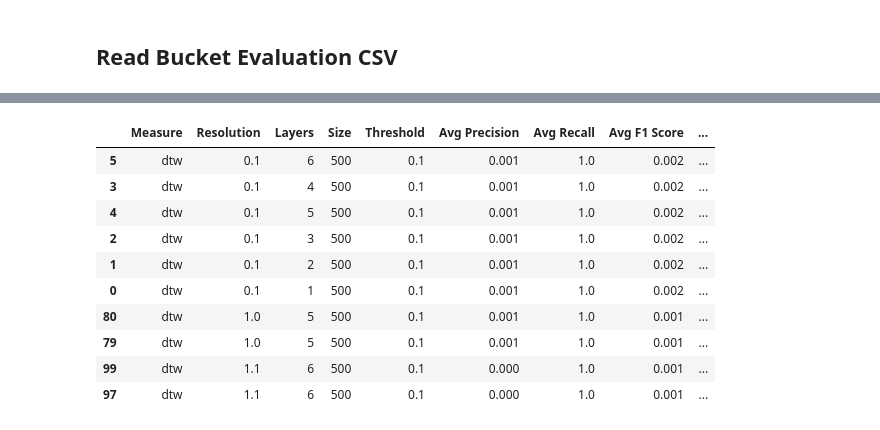
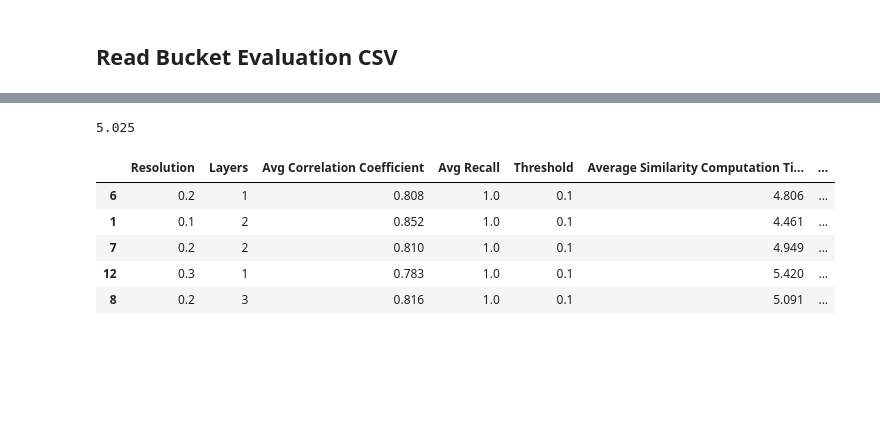
Before and after one commit to eivindmidtbo/masteroppgave, a Jupyter notebook: result_analysis/bucketing_vs_nobucketing/bucketing_vs_nobucketing.ipynb, the cells around one changed output, grey strips where cells are left out. Cells and saved outputs as stored; diff of their text form; code cells hidden in the pictures; blank space fills up the shorter version.

```diff
--- a/result_analysis/bucketing_vs_nobucketing/bucketing_vs_nobucketing.ipynb
+++ b/result_analysis/bucketing_vs_nobucketing/bucketing_vs_nobucketing.ipynb
@@ -78,7 +113,9 @@ DATA_SIZE = 500
 SCHEME = "grid"
 
 folder_path = f"../../results_hashed/bucket_evaluation/{BUCKETING_METHOD}/"
-file_name = f"{CITY}_{MEASURE}_{SCHEME}_{DATA_SIZE}.csv"
+file_name = f"{CITY}_{MEASURE}_{SCHEME}_{DATA_SIZE}_{BUCKETING_METHOD}.csv"
 file_path = folder_path + file_name
 
 bucket_evaluation = pd.read_csv(file_path, index_col=0)
+
+bucket_evaluation.head(5)
@@ -99,12 +144,22 @@ runtime_selected = runtime_bucketing[[
 ]]
 
 # Merge using only Diameter, Layers, and Disks as keys
-merged_df = filtered_eval.merge(
+runtime_bucketing_and_bucket_evaluation = filtered_eval.merge(
     runtime_selected,
     on=["Resolution", "Layers"],
     how="left"
 )
 
-merged_df.head(10)
+columns_to_show = [
+    "Resolution", "Layers",
+    "Avg Correlation Coefficient",
+    "Avg Recall", "Threshold",
+    "Average Similarity Computation Time (Seconds)",
+    "Average Hash Generation Time (Seconds)",
+    "Average Bucket Distribution Time (Seconds)",
+    "Total time (Seconds)"
+]
+
+runtime_bucketing_and_bucket_evaluation.head(5)
 # %% [output]
 |  | Measure | Resolution | Layers | Size | Threshold | Avg Precision | Avg Recall | Avg F1 Score | ... |
@@ -121,19 +172,38 @@ merged_df.head(10)
 # %%
 # Sort the merged dataframe by Avg Correlation Coefficient in descending order
-merged_df_sorted = merged_df.sort_values(
-    by="Avg Correlation Coefficient",
-    ascending=False
+runtime_bucketing_and_bucket_evaluation_sorted = runtime_bucketing_and_bucket_evaluation.sort_values(
+    by="Total time (Seconds)",
+    ascending=True
 )
-merged_df_sorted.head(10)
+runtime_bucketing_and_bucket_evaluation_sorted.head(10)
+
+#show only these columns
+columns_to_show = [
+    "Resolution", "Layers",
+    "Avg Correlation Coefficient",
+    "Avg Recall", "Threshold",
+    "Average Similarity Computation Time (Seconds)",
+    "Average Hash Generation Time (Seconds)",
+    "Average Bucket Distribution Time (Seconds)",
+    "Total time (Seconds)"
+]
+runtime_bucketing_and_bucket_evaluation_sorted = runtime_bucketing_and_bucket_evaluation_sorted[columns_to_show]
+
+#extract lowest runtime Total time (Seconds) in the runtime_bucketing_and_bucket_evaluation_sorted dataframe
+lowest_runtime = runtime_bucketing_and_bucket_evaluation_sorted.iloc[0]
+
+lowest_runtime = runtime_bucketing_and_bucket_evaluation_sorted["Total time (Seconds)"].min()
+
+
+print(lowest_runtime)
+
+
+runtime_bucketing_and_bucket_evaluation_sorted.head(5)
 # %% [output]
+5.025
-|  | Measure | Resolution | Layers | Size | Threshold | Avg Precision | Avg Recall | Avg F1 Score | ... |
-| 5 | dtw | 0.1 | 6 | 500 | 0.1 | 0.001 | 1.0 | 0.002 | ... |
-| 3 | dtw | 0.1 | 4 | 500 | 0.1 | 0.001 | 1.0 | 0.002 | ... |
-| 4 | dtw | 0.1 | 5 | 500 | 0.1 | 0.001 | 1.0 | 0.002 | ... |
-| 2 | dtw | 0.1 | 3 | 500 | 0.1 | 0.001 | 1.0 | 0.002 | ... |
-| 1 | dtw | 0.1 | 2 | 500 | 0.1 | 0.001 | 1.0 | 0.002 | ... |
-| 0 | dtw | 0.1 | 1 | 500 | 0.1 | 0.001 | 1.0 | 0.002 | ... |
-| 80 | dtw | 1.0 | 5 | 500 | 0.1 | 0.001 | 1.0 | 0.001 | ... |
-| 79 | dtw | 1.0 | 5 | 500 | 0.1 | 0.001 | 1.0 | 0.001 | ... |
-| 99 | dtw | 1.1 | 6 | 500 | 0.1 | 0.000 | 1.0 | 0.001 | ... |
-| 97 | dtw | 1.1 | 6 | 500 | 0.1 | 0.000 | 1.0 | 0.001 | ... |
+|  | Resolution | Layers | Avg Correlation Coefficient | Avg Recall | Threshold | Average Similarity Computation Ti... | ... |
+| 6 | 0.2 | 1 | 0.808 | 1.0 | 0.1 | 4.806 | ... |
+| 1 | 0.1 | 2 | 0.852 | 1.0 | 0.1 | 4.461 | ... |
+| 7 | 0.2 | 2 | 0.810 | 1.0 | 0.1 | 4.949 | ... |
+| 12 | 0.3 | 1 | 0.783 | 1.0 | 0.1 | 5.420 | ... |
+| 8 | 0.2 | 3 | 0.816 | 1.0 | 0.1 | 5.091 | ... |
```
Also changed, not shown: parts of 8 cells of this notebook, 1 other file.
